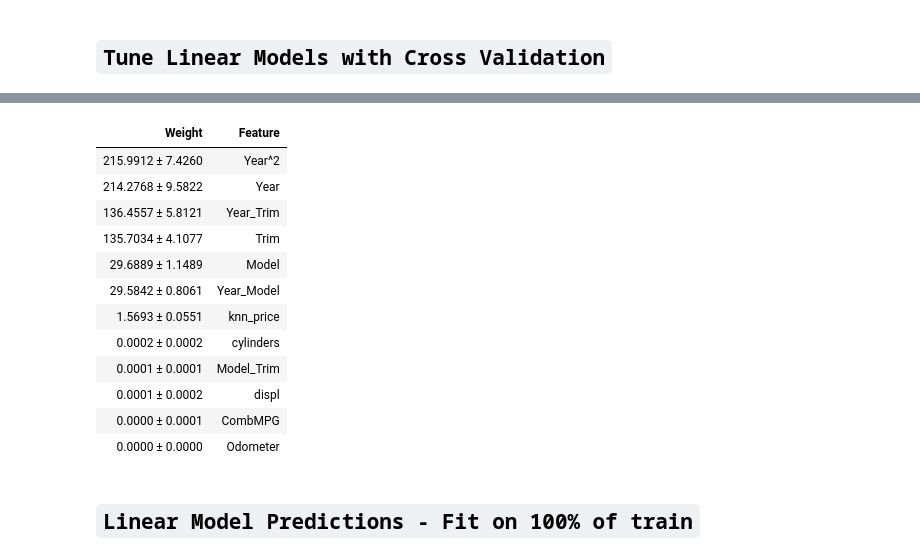
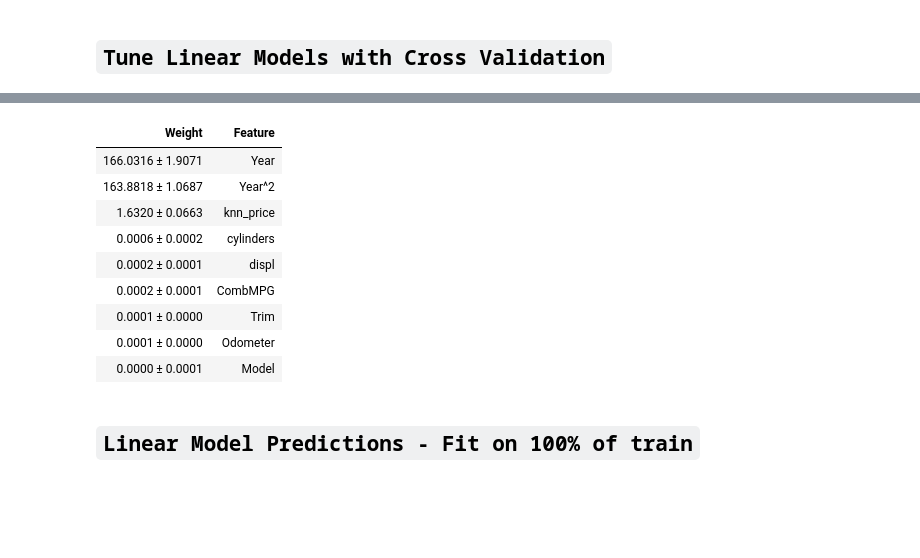
Before and after one commit to jkmackie/car_price_prediction, a Jupyter notebook: jupyter_notebooks/car_algo_final.ipynb, the cells around one changed output, grey strips where cells are left out. Cells and saved outputs as stored; diff of their text form; code cells hidden in the pictures; blank space fills up the shorter version.

Commit message:
Includes EPA mpg, displacement, cylinders.  Cut number of features.

```diff
--- a/jupyter_notebooks/car_algo_final.ipynb
+++ b/jupyter_notebooks/car_algo_final.ipynb
@@ -380,21 +370,18 @@ RMSE: 4062.6
 # %%
 #Get LinearRegression feature importances.  Note: collinearity distorts feature importances.
-perm = PermutationImportance(lr_clone,n_iter=20).fit(trainX, trainY)
+perm = PermutationImportance(lr_clone,n_iter=2).fit(trainX, trainY)
 eli5.show_weights(perm, feature_names = trainX.columns.tolist())
 # %% [output]
 | Weight | Feature |
-| 215.9912 ± 7.4260 | Year^2 |
-| 214.2768 ± 9.5822 | Year |
-| 136.4557 ± 5.8121 | Year_Trim |
-| 135.7034 ± 4.1077 | Trim |
-| 29.6889 ± 1.1489 | Model |
-| 29.5842 ± 0.8061 | Year_Model |
-| 1.5693 ± 0.0551 | knn_price |
-| 0.0002 ± 0.0002 | cylinders |
-| 0.0001 ± 0.0001 | Model_Trim |
-| 0.0001 ± 0.0002 | displ |
-| 0.0000 ± 0.0001 | CombMPG |
-| 0.0000 ± 0.0000 | Odometer |
+| 166.0316 ± 1.9071 | Year |
+| 163.8818 ± 1.0687 | Year^2 |
+| 1.6320 ± 0.0663 | knn_price |
+| 0.0006 ± 0.0002 | cylinders |
+| 0.0002 ± 0.0001 | displ |
+| 0.0002 ± 0.0001 | CombMPG |
+| 0.0001 ± 0.0000 | Trim |
+| 0.0001 ± 0.0000 | Odometer |
+| 0.0000 ± 0.0001 | Model |
 # %% [markdown]
 ## `Linear Model Predictions - Fit on 100% of train`
 # %%
```
Also changed, not shown: parts of 18 cells of this notebook, 1 other file.
